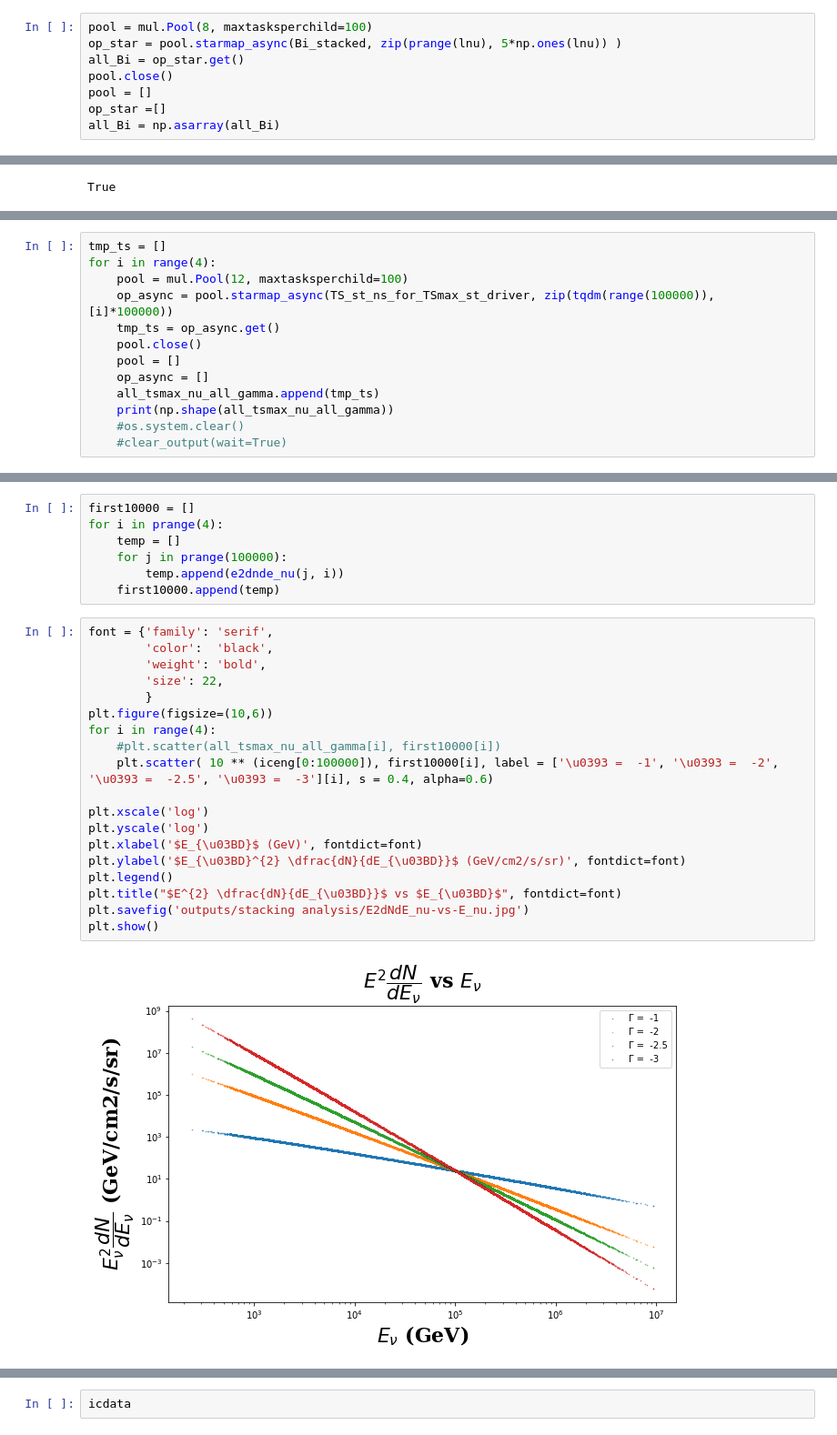
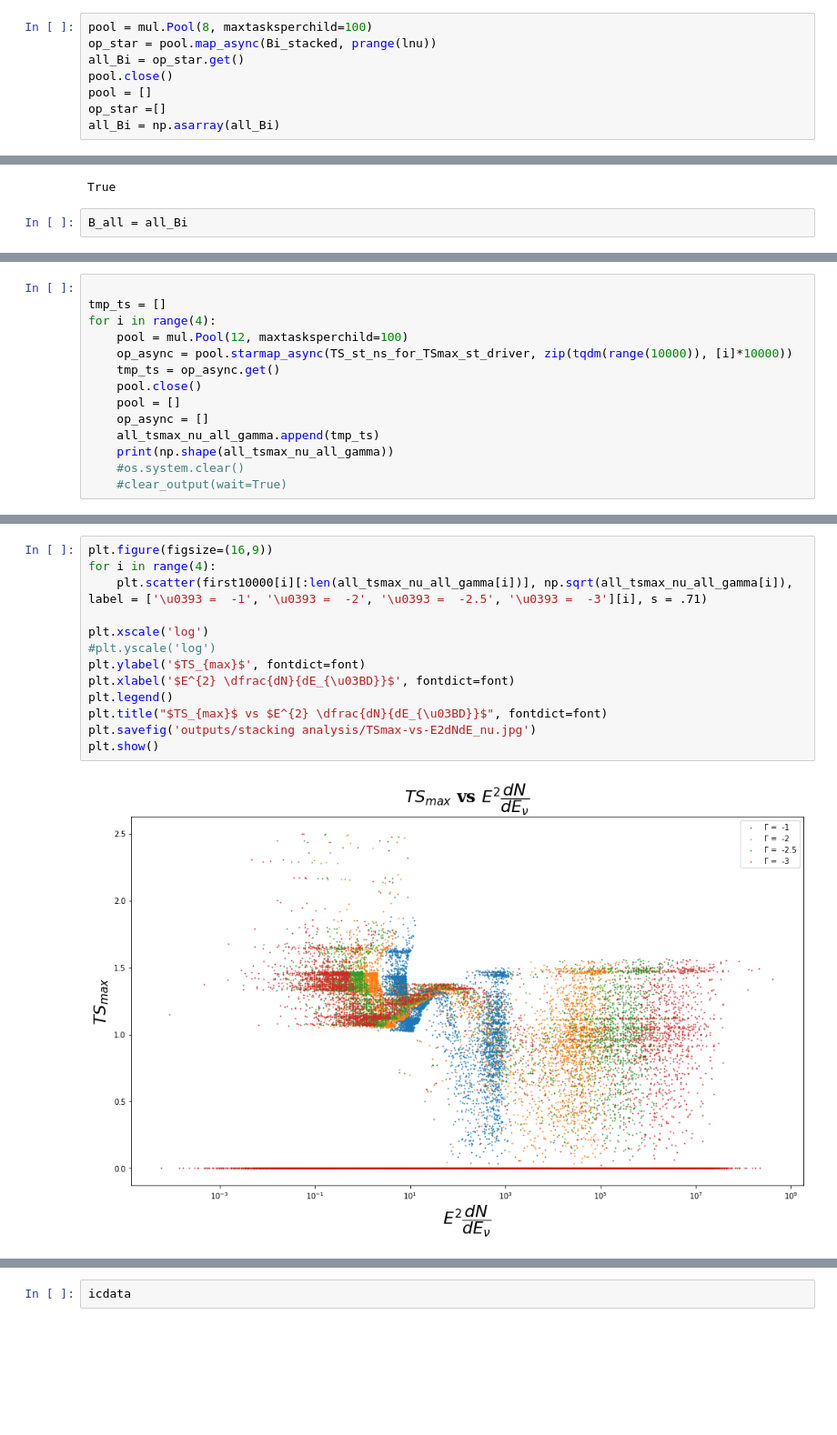
Before and after one commit to DarkWake9/Project-IceCube-Legacy, a Jupyter notebook: task4/task4h.ipynb, the cells around one changed output, grey strips where cells are left out. Shown at 91% size. Cells and saved outputs as stored; diff of their text form; blank space fills up the shorter version.

Commit message:
01022023 - 14.21 - FIX: STARTED CORRECT IMPLEMENTATION OF STACKING ANALYSYS

```diff
--- a/task4/task4h.ipynb
+++ b/task4/task4h.ipynb
@@ -500,7 +462,7 @@ Bi_stacked(0, 5)
 all_B_i = np.asarray([Bi_stacked(i, 5) for i in tqdm(range(len(icra)))])
 # %%
 pool = mul.Pool(8, maxtasksperchild=100)
-op_star = pool.starmap_async(Bi_stacked, zip(prange(lnu), 5*np.ones(lnu)) )
+op_star = pool.map_async(Bi_stacked, prange(lnu))
 all_Bi = op_star.get()
 pool.close()
 pool = []
@@ -856,3 +809,5 @@ def TS_driver(i):
 -np.inf <0
 # %% [output]
 True
+# %%
+B_all = all_Bi
@@ -859,8 +933,9 @@ True
 # %%
+
 tmp_ts = []
 for i in range(4):
     pool = mul.Pool(12, maxtasksperchild=100)
-    op_async = pool.starmap_async(TS_st_ns_for_TSmax_st_driver, zip(tqdm(range(100000)), [i]*100000))
+    op_async = pool.starmap_async(TS_st_ns_for_TSmax_st_driver, zip(tqdm(range(10000)), [i]*10000))
     tmp_ts = op_async.get()
     pool.close()
     pool = []
@@ -894,28 +952,15 @@ File "../../../../../tmp/ipykernel_12231/2681293921.py", line 1:
-# %%
-first10000 = []
-for i in prange(4):
-    temp = []
-    for j in prange(100000):
-        temp.append(e2dnde_nu(j, i))
-    first10000.append(temp)
 # %%
-font = {'family': 'serif',
-        'color':  'black',
-        'weight': 'bold',
-        'size': 22,
-        }
-plt.figure(figsize=(10,6))
+plt.figure(figsize=(16,9))
 for i in range(4):
-    #plt.scatter(all_tsmax_nu_all_gamma[i], first10000[i])
-    plt.scatter( 10 ** (iceng[0:100000]), first10000[i], label = ['\u0393 =  -1', '\u0393 =  -2', '\u0393 =  -2.5', '\u0393 =  -3'][i], s = 0.4, alpha=0.6)
+    plt.scatter(first10000[i][:len(all_tsmax_nu_all_gamma[i])], np.sqrt(all_tsmax_nu_all_gamma[i]),   label = ['\u0393 =  -1', '\u0393 =  -2', '\u0393 =  -2.5', '\u0393 =  -3'][i], s = .71)
 
 plt.xscale('log')
-plt.yscale('log')
-plt.xlabel('$E_{\u03BD}$ (GeV)', fontdict=font)
-plt.ylabel('$E_{\u03BD}^{2} \dfrac{dN}{dE_{\u03BD}}$ (GeV/cm2/s/sr)', fontdict=font)
+#plt.yscale('log')
+plt.ylabel('$TS_{max}$', fontdict=font)
+plt.xlabel('$E^{2} \dfrac{dN}{dE_{\u03BD}}$', fontdict=font)
 plt.legend()
-plt.title("$E^{2} \dfrac{dN}{dE_{\u03BD}}$ vs $E_{\u03BD}$", fontdict=font)
-plt.savefig('outputs/stacking analysis/E2dNdE_nu-vs-E_nu.jpg')
+plt.title("$TS_{max}$ vs $E^{2} \dfrac{dN}{dE_{\u03BD}}$", fontdict=font)
+plt.savefig('outputs/stacking analysis/TSmax-vs-E2dNdE_nu.jpg')
 plt.show()
 # %% [output]
-[figure, old version]
+[figure, new version]
```
Also changed, not shown: parts of 54 cells of this notebook, 19 other files.
